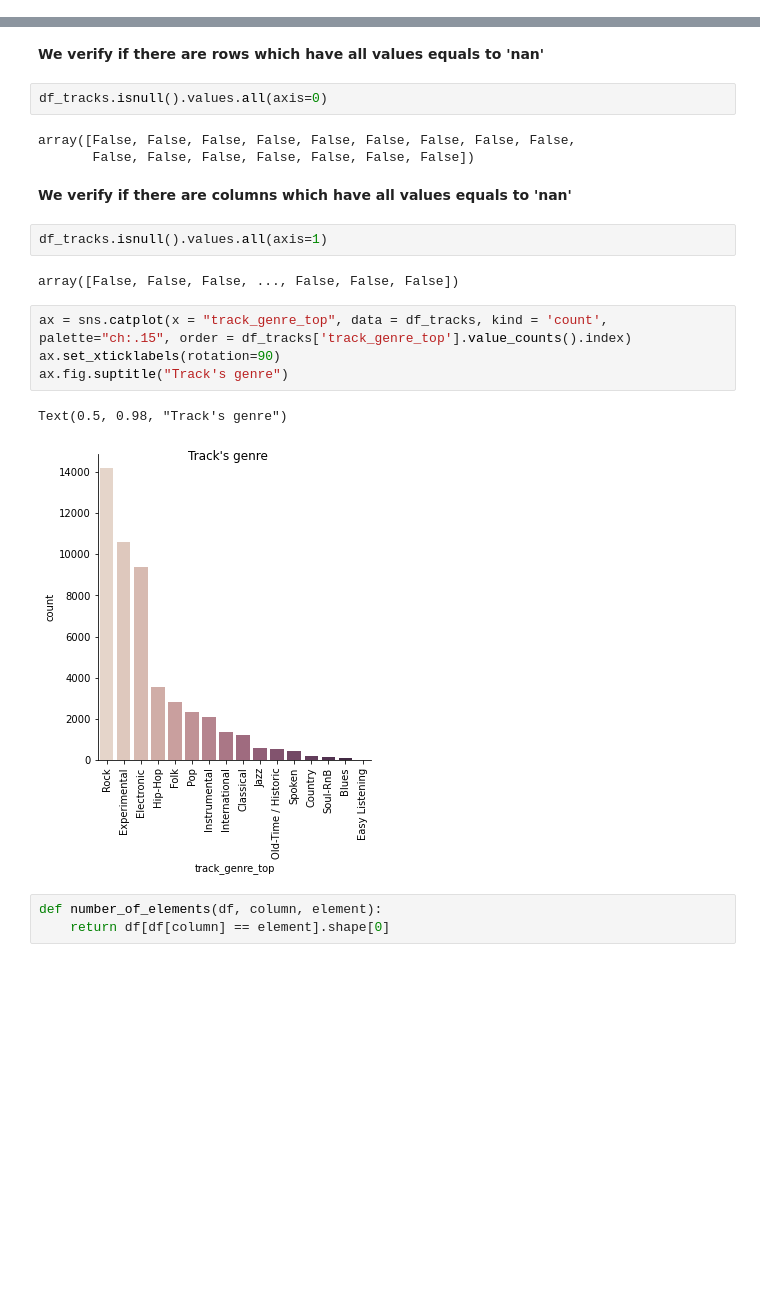
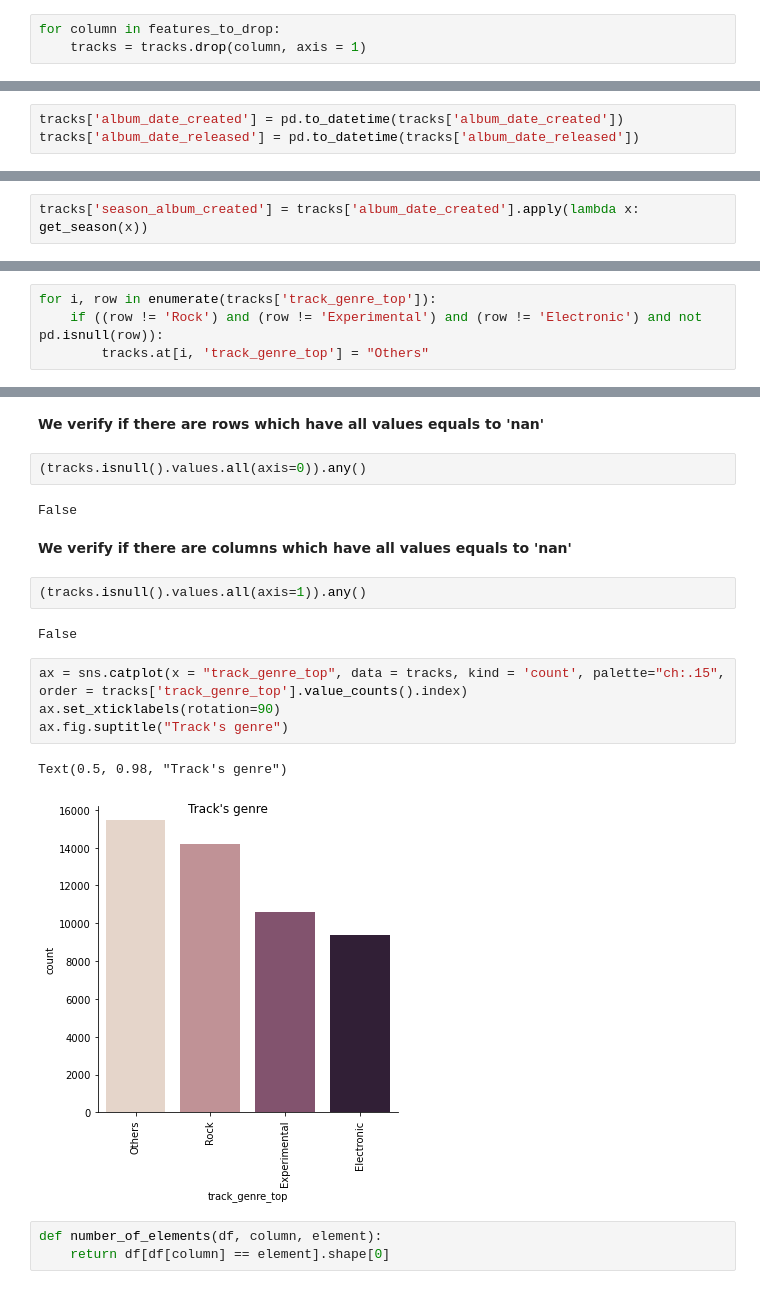
Before and after one commit to alexandrabradan/Datamining2_AdvancedTopics, a Jupyter notebook: notebook/Module_1/Music Analysis_understanding.ipynb, the cells around one changed output, grey strips where cells are left out. Drawn from its saved outputs; the diff is of its cells as text; blank space fills up the shorter version.

```diff
--- a/notebook/Module_1/Music Analysis_understanding.ipynb
+++ b/notebook/Module_1/Music Analysis_understanding.ipynb
@@ -535,0 +471,3 @@ df_tracks
+# %%
+for column in features_to_drop:
+    tracks = tracks.drop(column, axis = 1)
@@ -535,0 +500,3 @@ df_tracks
+# %%
+tracks['album_date_created'] = pd.to_datetime(tracks['album_date_created'])
+tracks['album_date_released'] = pd.to_datetime(tracks['album_date_released'])
@@ -535,0 +505,2 @@ df_tracks
+# %%
+tracks['season_album_created'] = tracks['album_date_created'].apply(lambda x: get_season(x))
@@ -535,0 +706,4 @@ df_tracks
+# %%
+for i, row in enumerate(tracks['track_genre_top']):
+    if ((row != 'Rock') and (row != 'Experimental') and (row != 'Electronic') and not pd.isnull(row)):
+        tracks.at[i, 'track_genre_top'] = "Others"
@@ -684,23 +845,22 @@ memory usage: 13.0+ MB
 # %% [markdown]
 <b>We verify if there are rows which have all values equals to 'nan'</b>
 # %%
-df_tracks.isnull().values.all(axis=0)
+(tracks.isnull().values.all(axis=0)).any()
 # %% [output]
-array([False, False, False, False, False, False, False, False, False,
-       False, False, False, False, False, False, False])
+False
 # %% [markdown]
 <b>We verify if there are columns which have all values equals to 'nan'</b>
 # %%
-df_tracks.isnull().values.all(axis=1)
+(tracks.isnull().values.all(axis=1)).any()
 # %% [output]
-array([False, False, False, ..., False, False, False])
+False
 # %%
-ax = sns.catplot(x = "track_genre_top", data = df_tracks, kind = 'count', palette="ch:.15", order = df_tracks['track_genre_top'].value_counts().index)
+ax = sns.catplot(x = "track_genre_top", data = tracks, kind = 'count', palette="ch:.15", order = tracks['track_genre_top'].value_counts().index)
 ax.set_xticklabels(rotation=90)
 ax.fig.suptitle("Track's genre")
 # %% [output]
 Text(0.5, 0.98, "Track's genre")
-[figure, old version]
+[figure, new version]
 # %%
 def number_of_elements(df, column, element):
     return df[df[column] == element].shape[0]
```
Also changed, not shown: parts of 215 cells of this notebook.
